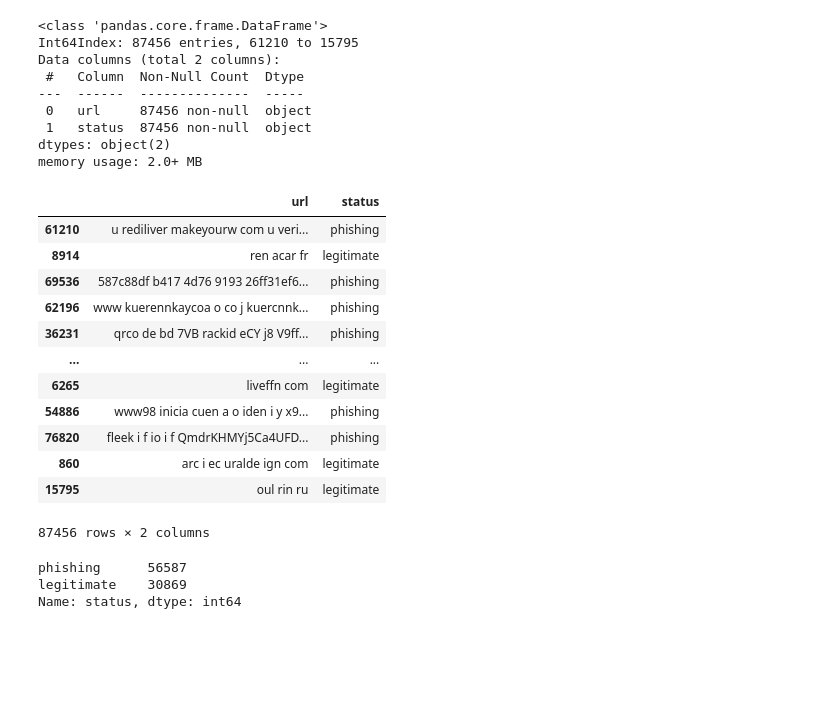
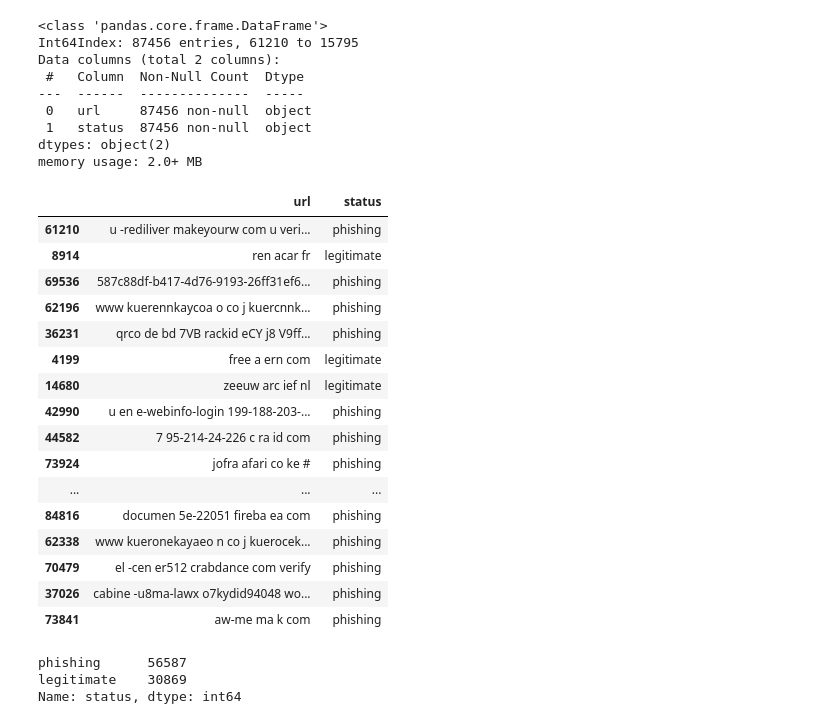
Before and after one commit to buisonanh/phishing-urls-detection, a Jupyter notebook: phishing_urls_detection.ipynb, the cells around one changed output. Cells and saved outputs as stored; diff of their text form; code cells hidden in the pictures; blank space fills up the shorter version.

```diff
--- a/phishing_urls_detection.ipynb
+++ b/phishing_urls_detection.ipynb
@@ -95,7 +97,6 @@ Number of duplicates: 0
 # %%
 import re
 df["url"] = df["url"].apply(lambda x: re.sub('[/\.;?=https:\']', ' ', x))
-df["url"] = df["url"].apply(lambda x: re.sub('-', ' ', x))
 # %%
 df.info()
 # %% [output]
@@ -111,21 +112,25 @@ memory usage: 2.0+ MB
 # %%
 df.isnull().sum()
 df.dropna(inplace = True)
-df
+df.head(30)
 # %% [output]
 |  | url | status |
-| 61210 | u rediliver makeyourw com u veri... | phishing |
+| 61210 | u -rediliver makeyourw com u veri... | phishing |
 | 8914 | ren acar fr | legitimate |
-| 69536 | 587c88df b417 4d76 9193 26ff31ef6... | phishing |
+| 69536 | 587c88df-b417-4d76-9193-26ff31ef6... | phishing |
 | 62196 | www kuerennkaycoa o co j kuercnnk... | phishing |
 | 36231 | qrco de bd 7VB rackid eCY j8 V9ff... | phishing |
+| 4199 | free a ern com | legitimate |
+| 14680 | zeeuw arc ief nl | legitimate |
+| 42990 | u en e-webinfo-login 199-188-203-... | phishing |
+| 44582 | 7 95-214-24-226 c ra id com | phishing |
+| 73924 | jofra afari co ke # | phishing |
 | ... | ... | ... |
-| 6265 | liveffn com | legitimate |
-| 54886 | www98 inicia cuen a o iden i y x9... | phishing |
-| 76820 | fleek i f io i f QmdrKHMYj5Ca4UFD... | phishing |
-| 860 | arc i ec uralde ign com | legitimate |
-| 15795 | oul rin ru | legitimate |
+| 84816 | documen 5e-22051 fireba ea com | phishing |
+| 62338 | www kueronekayaeo n co j kuerocek... | phishing |
+| 70479 | el -cen er512 crabdance com verify | phishing |
+| 37026 | cabine -u8ma-lawx o7kydid94048 wo... | phishing |
+| 73841 | aw-me ma k com | phishing |
-87456 rows × 2 columns
 # %%
 # assume `data` is a pandas DataFrame with columns "url" and "status"
 counts = df["status"].value_counts()
```
Also changed, not shown: parts of 8 cells of this notebook.
